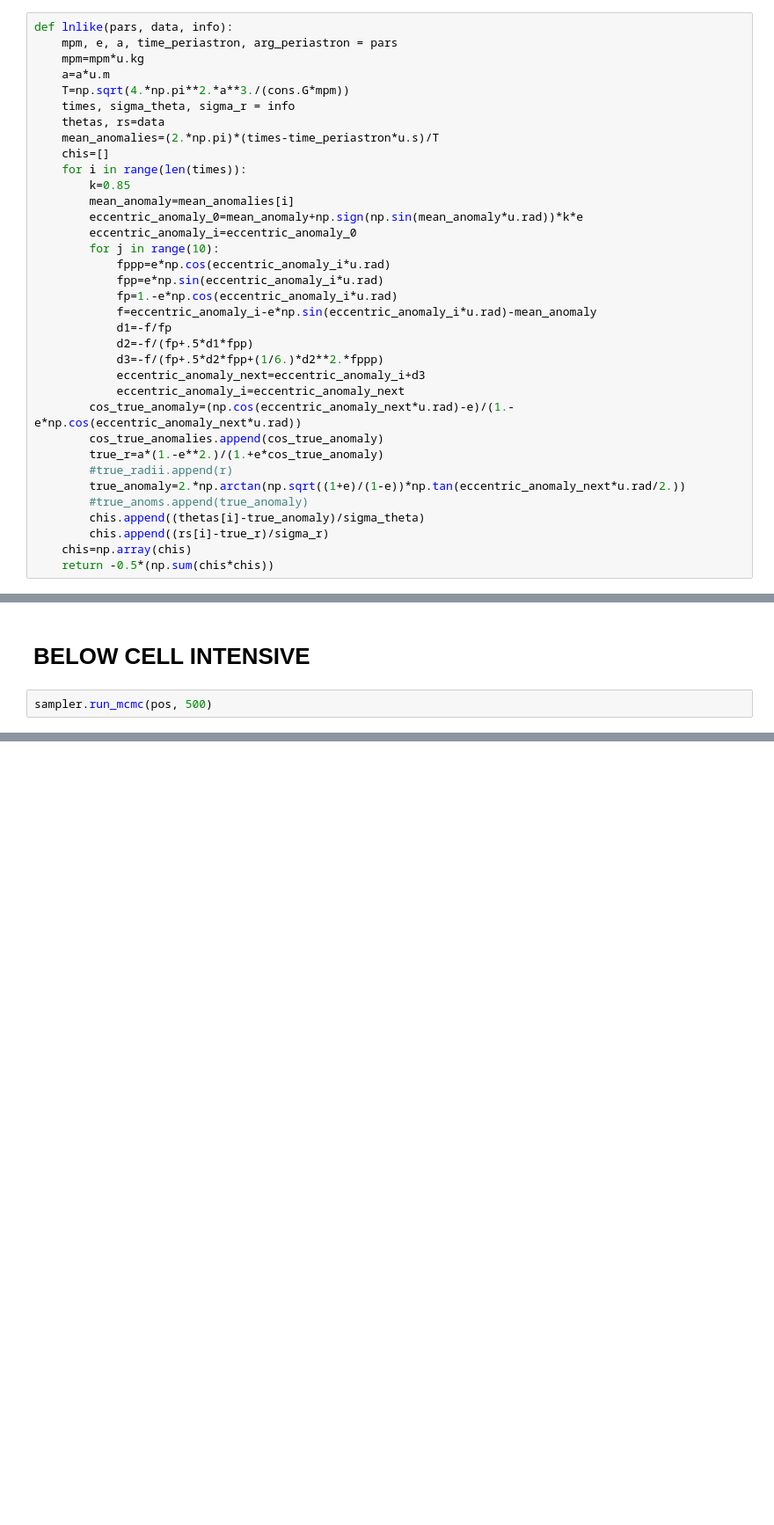
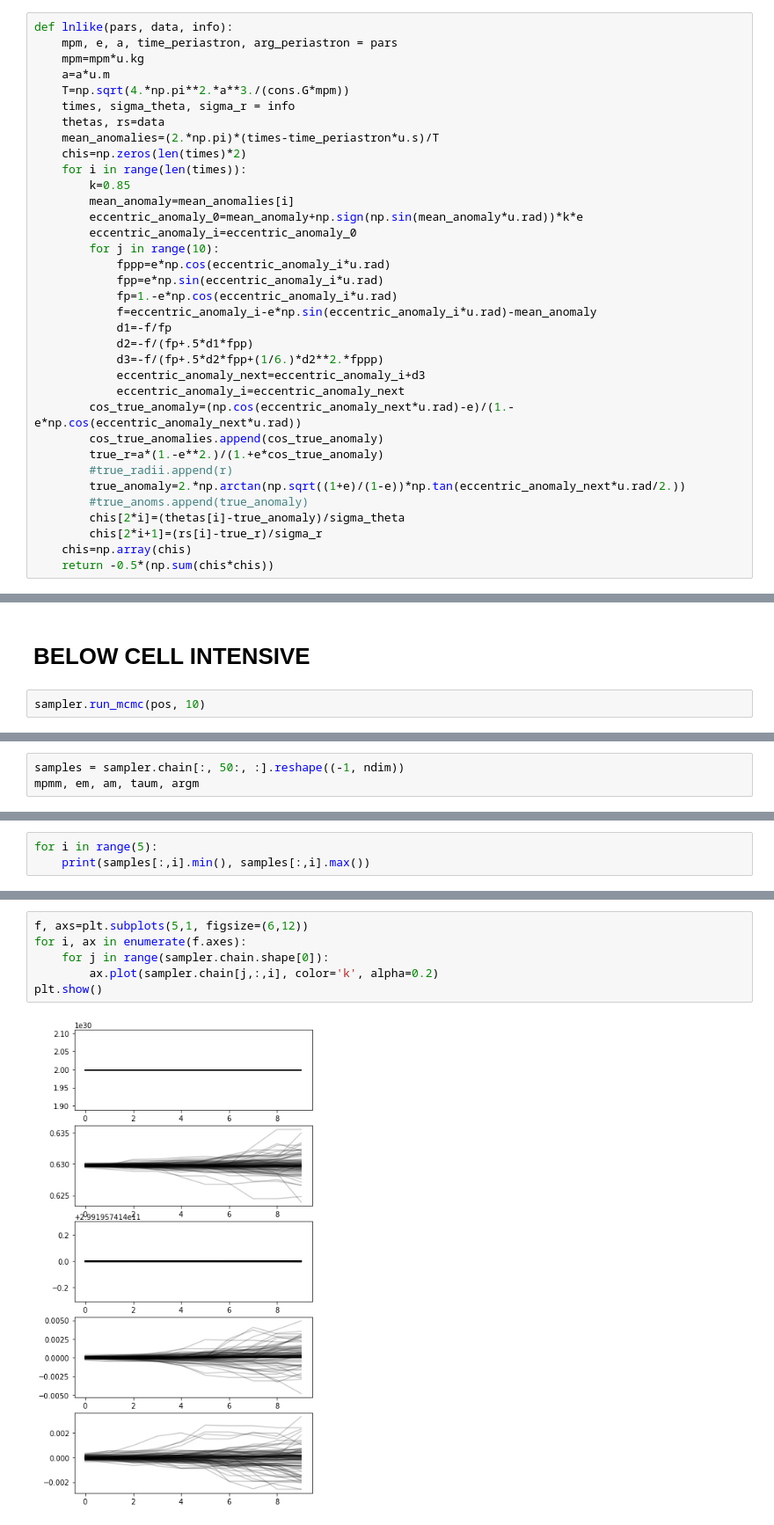
Before and after one commit to jacobhhamer/Exoplanet_MCMC, a Jupyter notebook: OrbitGeneration.ipynb, the cells around one changed output, grey strips where cells are left out. Shown: that part at 88% size. Saved outputs shown, nothing was run; the diff lists cells and outputs as text; blank space fills up the shorter version.

```diff
--- a/OrbitGeneration.ipynb
+++ b/OrbitGeneration.ipynb
@@ -109,7 +137,7 @@ def lnlike(pars, data, info):
     times, sigma_theta, sigma_r = info
     thetas, rs=data
     mean_anomalies=(2.*np.pi)*(times-time_periastron*u.s)/T
-    chis=[]
+    chis=np.zeros(len(times)*2)
     for i in range(len(times)):
         k=0.85
         mean_anomaly=mean_anomalies[i]
@@ -131,8 +159,8 @@ def lnlike(pars, data, info):
         #true_radii.append(r)
         true_anomaly=2.*np.arctan(np.sqrt((1+e)/(1-e))*np.tan(eccentric_anomaly_next*u.rad/2.))
         #true_anoms.append(true_anomaly)
-        chis.append((thetas[i]-true_anomaly)/sigma_theta)
-        chis.append((rs[i]-true_r)/sigma_r)
+        chis[2*i]=(thetas[i]-true_anomaly)/sigma_theta
+        chis[2*i+1]=(rs[i]-true_r)/sigma_r
     chis=np.array(chis)
     return -0.5*(np.sum(chis*chis))
 # %% [markdown]
@@ -163,4 +191,4 @@ sampler = emcee.EnsembleSampler(nwalkers, ndim, lnprob, args=(data, info))
 # %% [markdown]
 # BELOW CELL INTENSIVE
 # %%
-sampler.run_mcmc(pos, 500)
+sampler.run_mcmc(pos, 10)
@@ -168,0 +213,3 @@ sampler.run_mcmc(pos, 500)
+# %%
+samples = sampler.chain[:, 50:, :].reshape((-1, ndim))
+mpmm, em, am, taum, argm
@@ -168,0 +228,3 @@ sampler.run_mcmc(pos, 500)
+# %%
+for i in range(5):
+    print(samples[:,i].min(), samples[:,i].max())
@@ -168,0 +233,8 @@ sampler.run_mcmc(pos, 500)
+# %%
+f, axs=plt.subplots(5,1, figsize=(6,12))
+for i, ax in enumerate(f.axes):
+    for j in range(sampler.chain.shape[0]):
+        ax.plot(sampler.chain[j,:,i], color='k', alpha=0.2)
+plt.show()
+# %% [output]
+[figure, added]
```
Also changed, not shown: parts of 18 cells of this notebook.
